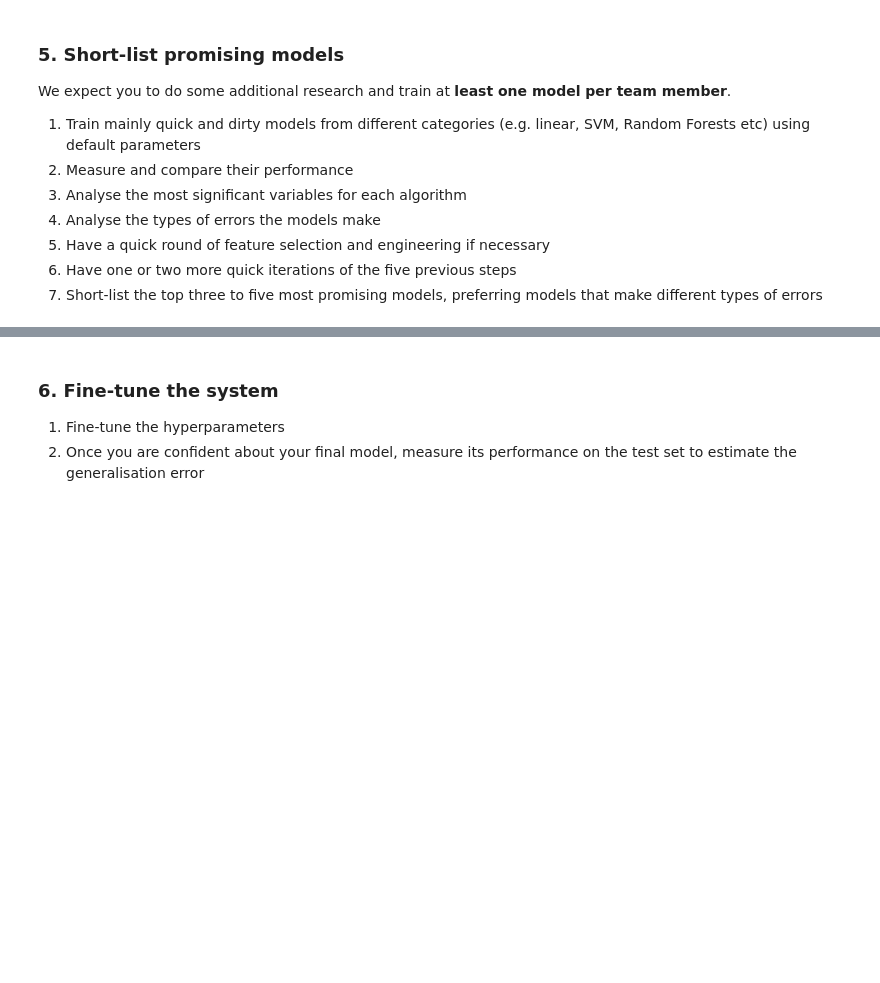
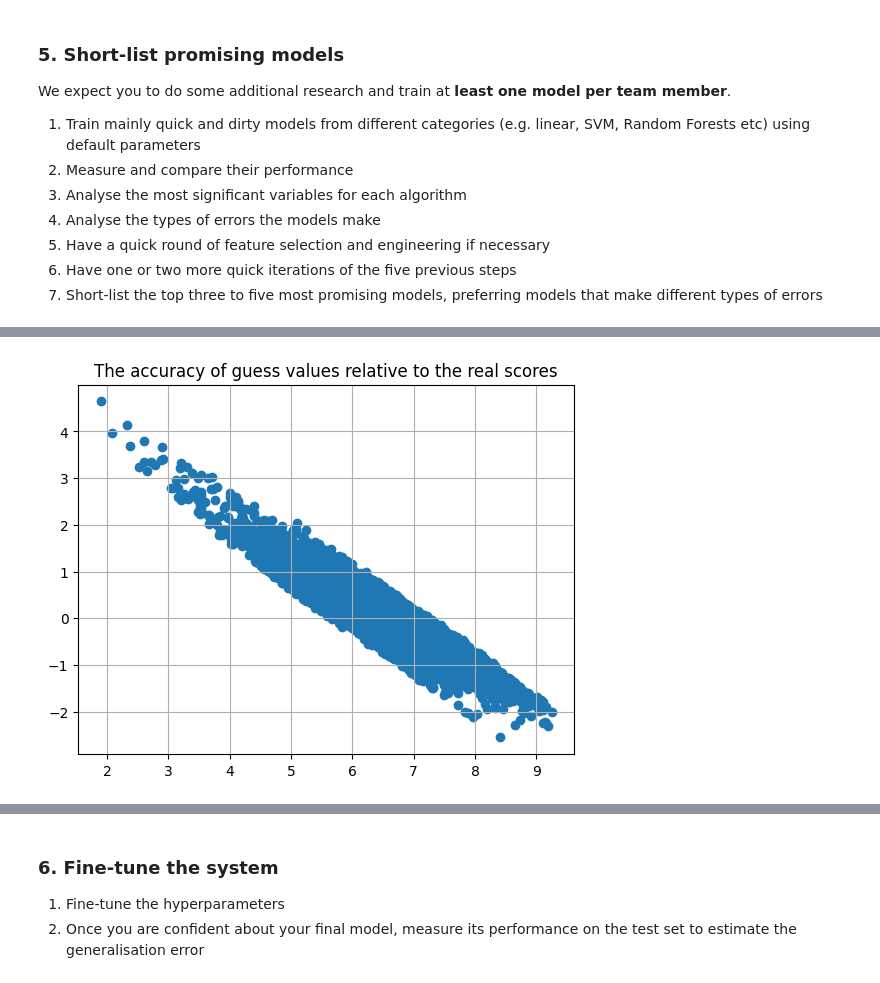
Before and after one commit to ymersod/MAL_Project, a Jupyter notebook: AndersNotebook.ipynb, the cells around one changed output, grey strips where cells are left out. Cells and saved outputs as stored; diff of their text form; code cells hidden in the pictures; blank space fills up the shorter version.

```diff
--- a/AndersNotebook.ipynb
+++ b/AndersNotebook.ipynb
@@ -415,0 +711,7 @@ We expect you to do some additional research and train at **least one model per
+# %%
+plt.title('The accuracy of guess values relative to the real scores')
+plt.scatter(dfDiff['score'],dfDiff['scoreDiff'])
+plt.grid()
+plt.show()
+# %% [output]
+[figure, added]
```
Also changed, not shown: parts of 18 cells of this notebook.
